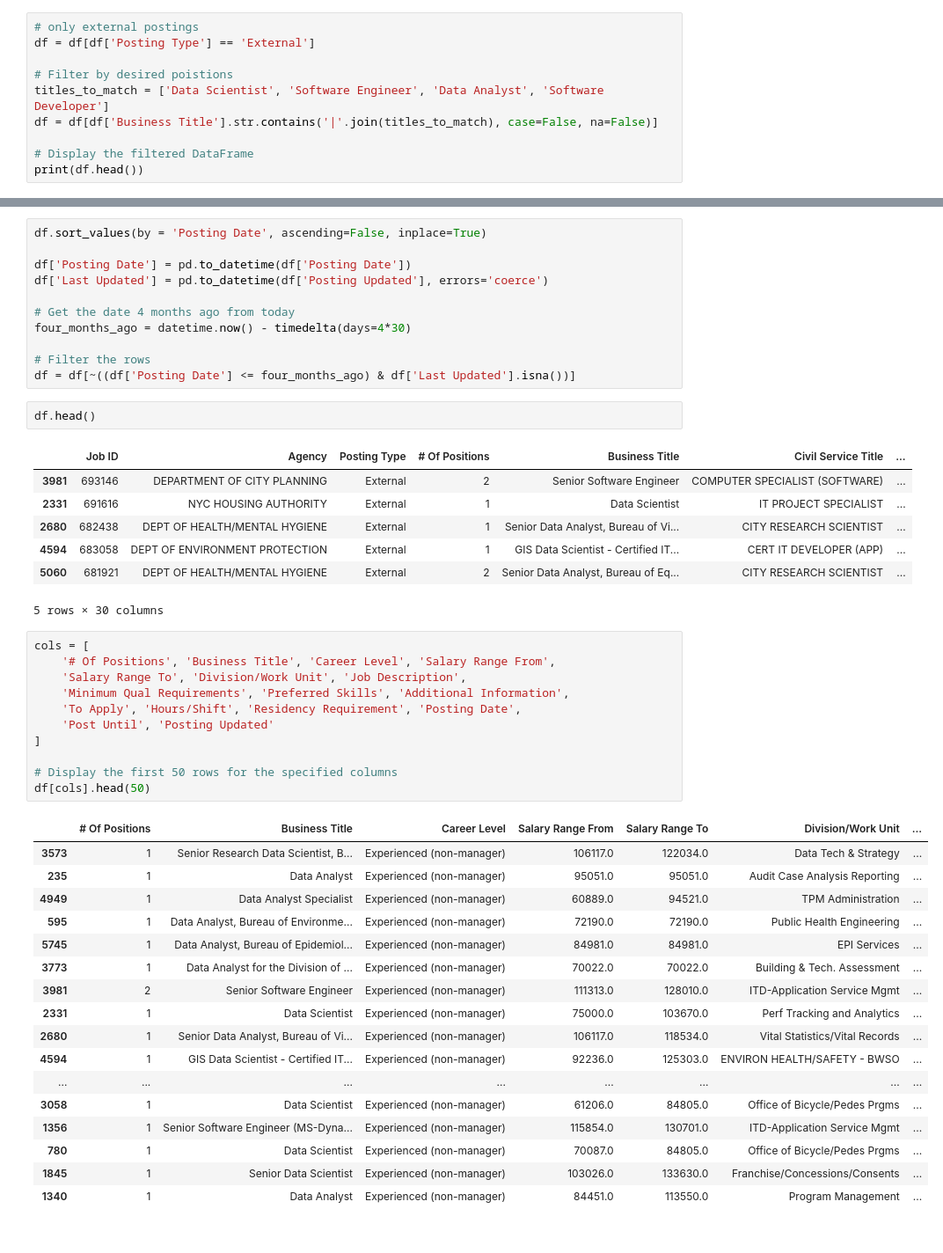
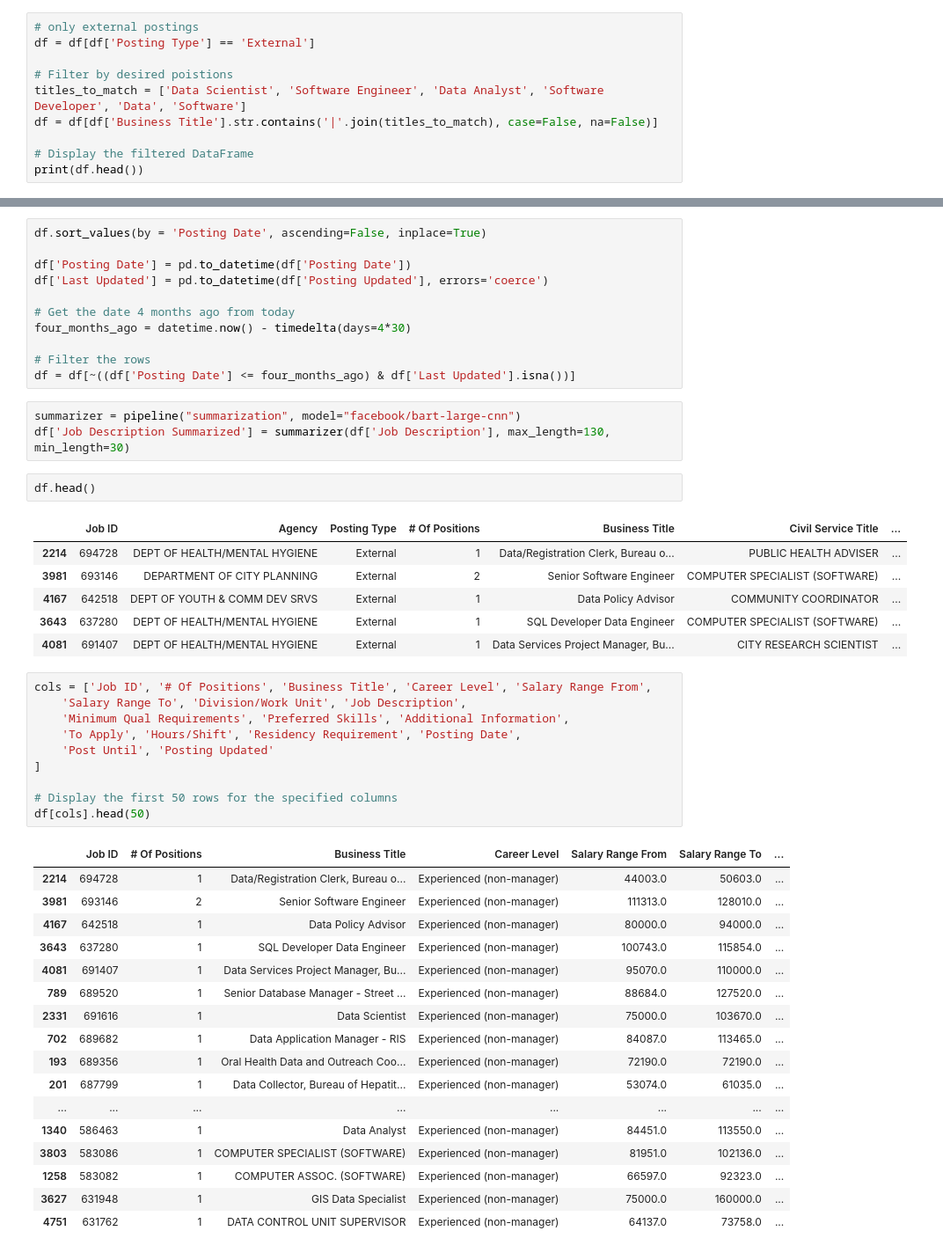
Before and after one commit to MadeleineKRoberts/nyc_gov_jobs_sorted, a Jupyter notebook: filter_sort.ipynb, the cells around one changed output, grey strips where cells are left out. Shown at 88% size. Drawn from its saved outputs; the diff is of its cells as text.

```diff
--- a/filter_sort.ipynb
+++ b/filter_sort.ipynb
@@ -15,7 +34,7 @@ print(df.head())
 df = df[df['Posting Type'] == 'External']
 
 # Filter by desired poistions
-titles_to_match = ['Data Scientist', 'Software Engineer', 'Data Analyst', 'Software Developer']
+titles_to_match = ['Data Scientist', 'Software Engineer', 'Data Analyst', 'Software Developer', 'Data', 'Software']
 df = df[df['Business Title'].str.contains('|'.join(titles_to_match), case=False, na=False)]
 
 # Display the filtered DataFrame
@@ -49,42 +68,43 @@ four_months_ago = datetime.now() - timedelta(days=4*30)
 
 # Filter the rows
 df = df[~((df['Posting Date'] <= four_months_ago) & df['Last Updated'].isna())]
+# %%
+summarizer = pipeline("summarization", model="facebook/bart-large-cnn")
+df['Job Description Summarized'] = summarizer(df['Job Description'], max_length=130, min_length=30)
 # %%
 df.head()
 # %% [output]
 |  | Job ID | Agency | Posting Type | # Of Positions | Business Title | Civil Service Title | ... |
+| 2214 | 694728 | DEPT OF HEALTH/MENTAL HYGIENE | External | 1 | Data/Registration Clerk, Bureau o... | PUBLIC HEALTH ADVISER | ... |
 | 3981 | 693146 | DEPARTMENT OF CITY PLANNING | External | 2 | Senior Software Engineer | COMPUTER SPECIALIST (SOFTWARE) | ... |
-| 2331 | 691616 | NYC HOUSING AUTHORITY | External | 1 | Data Scientist | IT PROJECT SPECIALIST | ... |
-| 2680 | 682438 | DEPT OF HEALTH/MENTAL HYGIENE | External | 1 | Senior Data Analyst, Bureau of Vi... | CITY RESEARCH SCIENTIST | ... |
-| 4594 | 683058 | DEPT OF ENVIRONMENT PROTECTION | External | 1 | GIS Data Scientist - Certified IT... | CERT IT DEVELOPER (APP) | ... |
-| 5060 | 681921 | DEPT OF HEALTH/MENTAL HYGIENE | External | 2 | Senior Data Analyst, Bureau of Eq... | CITY RESEARCH SCIENTIST | ... |
+| 4167 | 642518 | DEPT OF YOUTH & COMM DEV SRVS | External | 1 | Data Policy Advisor | COMMUNITY COORDINATOR | ... |
+| 3643 | 637280 | DEPT OF HEALTH/MENTAL HYGIENE | External | 1 | SQL Developer Data Engineer | COMPUTER SPECIALIST (SOFTWARE) | ... |
+| 4081 | 691407 | DEPT OF HEALTH/MENTAL HYGIENE | External | 1 | Data Services Project Manager, Bu... | CITY RESEARCH SCIENTIST | ... |
-5 rows × 30 columns
 # %%
-cols = [
-    '# Of Positions', 'Business Title', 'Career Level', 'Salary Range From',
+cols = ['Job ID', '# Of Positions', 'Business Title', 'Career Level', 'Salary Range From',
     'Salary Range To', 'Division/Work Unit', 'Job Description',
     'Minimum Qual Requirements', 'Preferred Skills', 'Additional Information',
     'To Apply', 'Hours/Shift', 'Residency Requirement', 'Posting Date',
     'Post Until', 'Posting Updated'
 ]
 
 # Display the first 50 rows for the specified columns
 df[cols].head(50)
 # %% [output]
-|  | # Of Positions | Business Title | Career Level | Salary Range From | Salary Range To | Division/Work Unit | ... |
-| 3573 | 1 | Senior Research Data Scientist, B... | Experienced (non-manager) | 106117.0 | 122034.0 | Data Tech & Strategy | ... |
-| 235 | 1 | Data Analyst | Experienced (non-manager) | 95051.0 | 95051.0 | Audit Case Analysis Reporting | ... |
-| 4949 | 1 | Data Analyst Specialist | Experienced (non-manager) | 60889.0 | 94521.0 | TPM Administration | ... |
-| 595 | 1 | Data Analyst, Bureau of Environme... | Experienced (non-manager) | 72190.0 | 72190.0 | Public Health Engineering | ... |
-| 5745 | 1 | Data Analyst, Bureau of Epidemiol... | Experienced (non-manager) | 84981.0 | 84981.0 | EPI Services | ... |
-| 3773 | 1 | Data Analyst for the Division of ... | Experienced (non-manager) | 70022.0 | 70022.0 | Building & Tech. Assessment | ... |
-| 3981 | 2 | Senior Software Engineer | Experienced (non-manager) | 111313.0 | 128010.0 | ITD-Application Service Mgmt | ... |
-| 2331 | 1 | Data Scientist | Experienced (non-manager) | 75000.0 | 103670.0 | Perf Tracking and Analytics | ... |
-| 2680 | 1 | Senior Data Analyst, Bureau of Vi... | Experienced (non-manager) | 106117.0 | 118534.0 | Vital Statistics/Vital Records | ... |
-| 4594 | 1 | GIS Data Scientist - Certified IT... | Experienced (non-manager) | 92236.0 | 125303.0 | ENVIRON HEALTH/SAFETY - BWSO | ... |
+|  | Job ID | # Of Positions | Business Title | Career Level | Salary Range From | Salary Range To | ... |
+| 2214 | 694728 | 1 | Data/Registration Clerk, Bureau o... | Experienced (non-manager) | 44003.0 | 50603.0 | ... |
+| 3981 | 693146 | 2 | Senior Software Engineer | Experienced (non-manager) | 111313.0 | 128010.0 | ... |
+| 4167 | 642518 | 1 | Data Policy Advisor | Experienced (non-manager) | 80000.0 | 94000.0 | ... |
+| 3643 | 637280 | 1 | SQL Developer Data Engineer | Experienced (non-manager) | 100743.0 | 115854.0 | ... |
+| 4081 | 691407 | 1 | Data Services Project Manager, Bu... | Experienced (non-manager) | 95070.0 | 110000.0 | ... |
+| 789 | 689520 | 1 | Senior Database Manager - Street ... | Experienced (non-manager) | 88684.0 | 127520.0 | ... |
+| 2331 | 691616 | 1 | Data Scientist | Experienced (non-manager) | 75000.0 | 103670.0 | ... |
+| 702 | 689682 | 1 | Data Application Manager - RIS | Experienced (non-manager) | 84087.0 | 113465.0 | ... |
+| 193 | 689356 | 1 | Oral Health Data and Outreach Coo... | Experienced (non-manager) | 72190.0 | 72190.0 | ... |
+| 201 | 687799 | 1 | Data Collector, Bureau of Hepatit... | Experienced (non-manager) | 53074.0 | 61035.0 | ... |
 | ... | ... | ... | ... | ... | ... | ... | ... |
-| 3058 | 1 | Data Scientist | Experienced (non-manager) | 61206.0 | 84805.0 | Office of Bicycle/Pedes Prgms | ... |
-| 1356 | 1 | Senior Software Engineer (MS-Dyna... | Experienced (non-manager) | 115854.0 | 130701.0 | ITD-Application Service Mgmt | ... |
-| 780 | 1 | Data Scientist | Experienced (non-manager) | 70087.0 | 84805.0 | Office of Bicycle/Pedes Prgms | ... |
-| 1845 | 1 | Senior Data Scientist | Experienced (non-manager) | 103026.0 | 133630.0 | Franchise/Concessions/Consents | ... |
-| 1340 | 1 | Data Analyst | Experienced (non-manager) | 84451.0 | 113550.0 | Program Management | ... |
+| 1340 | 586463 | 1 | Data Analyst | Experienced (non-manager) | 84451.0 | 113550.0 | ... |
+| 3803 | 583086 | 1 | COMPUTER SPECIALIST (SOFTWARE) | Experienced (non-manager) | 81951.0 | 102136.0 | ... |
+| 1258 | 583082 | 1 | COMPUTER ASSOC. (SOFTWARE) | Experienced (non-manager) | 66597.0 | 92323.0 | ... |
+| 3627 | 631948 | 1 | GIS Data Specialist | Experienced (non-manager) | 75000.0 | 160000.0 | ... |
+| 4751 | 631762 | 1 | DATA CONTROL UNIT SUPERVISOR | Experienced (non-manager) | 64137.0 | 73758.0 | ... |
```
Also changed, not shown: parts of 3 cells of this notebook.
